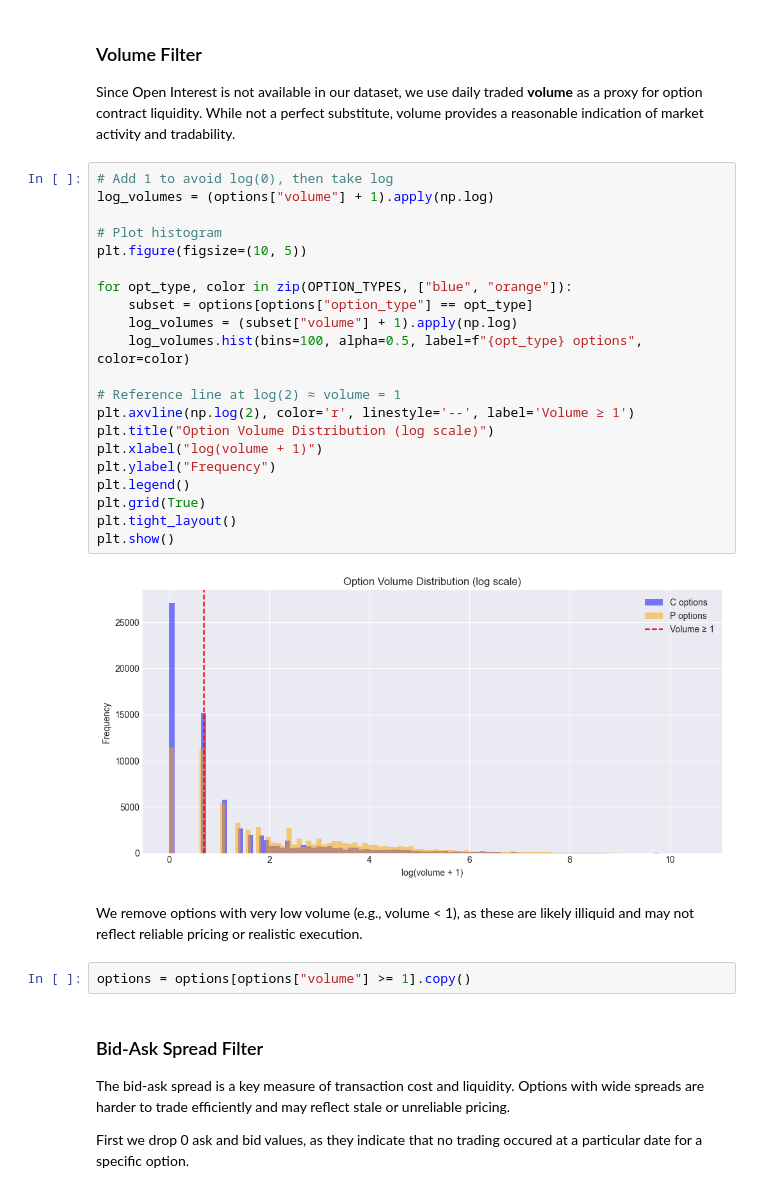
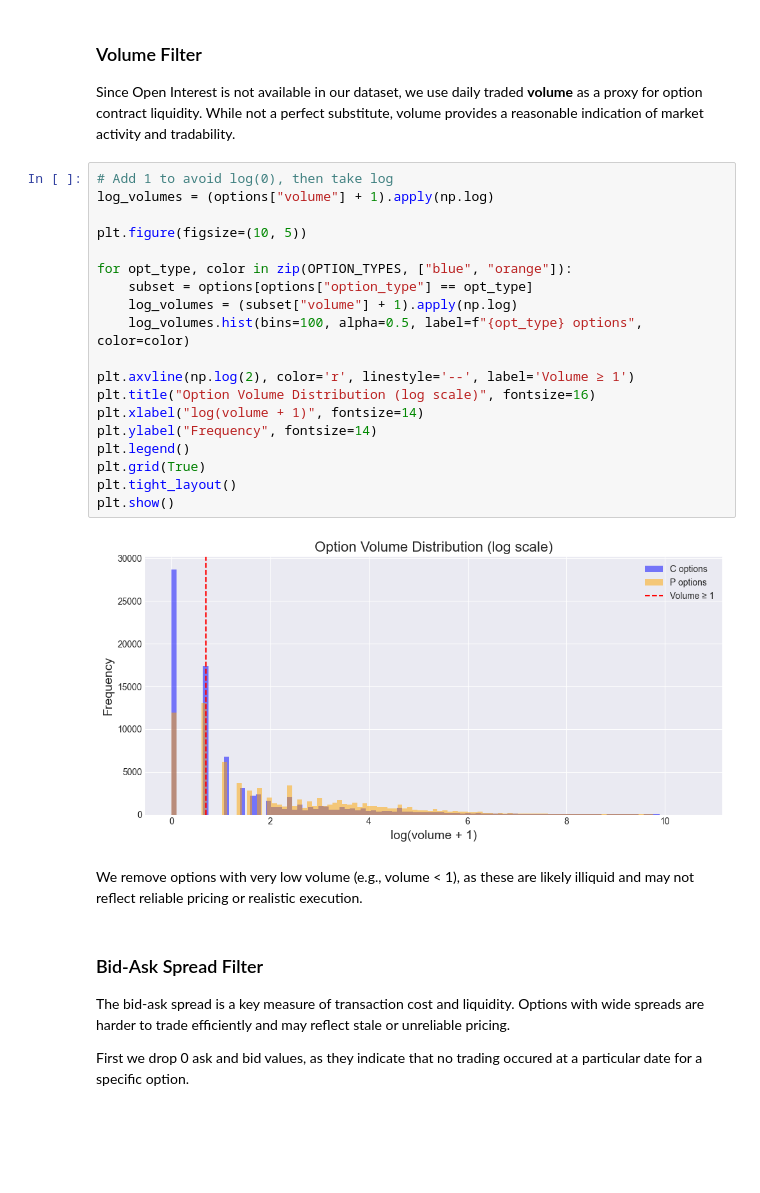
Before and after one commit to anthonymakarewicz/volatility-trading, a Jupyter notebook: skew_trading.ipynb, the cells around one changed output. Saved outputs shown, nothing was run; the diff lists cells and outputs as text; blank space fills up the shorter version.

```diff
--- a/skew_trading.ipynb
+++ b/skew_trading.ipynb
@@ -134,30 +167,26 @@ Since Open Interest is not available in our dataset, we use daily traded **volum
 # %%
 # Add 1 to avoid log(0), then take log
 log_volumes = (options["volume"] + 1).apply(np.log)
 
-# Plot histogram
 plt.figure(figsize=(10, 5))
 
 for opt_type, color in zip(OPTION_TYPES, ["blue", "orange"]):
     subset = options[options["option_type"] == opt_type]
     log_volumes = (subset["volume"] + 1).apply(np.log)
     log_volumes.hist(bins=100, alpha=0.5, label=f"{opt_type} options", color=color)
 
-# Reference line at log(2) ≈ volume = 1
 plt.axvline(np.log(2), color='r', linestyle='--', label='Volume ≥ 1')
-plt.title("Option Volume Distribution (log scale)")
-plt.xlabel("log(volume + 1)")
-plt.ylabel("Frequency")
+plt.title("Option Volume Distribution (log scale)", fontsize=16)
+plt.xlabel("log(volume + 1)", fontsize=14)
+plt.ylabel("Frequency", fontsize=14)
 plt.legend()
 plt.grid(True)
 plt.tight_layout()
 plt.show()
 # %% [output]
-[figure, old version]
+[figure, new version]
 # %% [markdown]
 We remove options with very low volume (e.g., volume < 1), as these are likely illiquid and may not reflect reliable pricing or realistic execution.
-# %%
-options = options[options["volume"] >= 1].copy()
 # %% [markdown]
 ### Bid-Ask Spread Filter
 
```
Also changed, not shown: parts of 31 cells of this notebook, 2 other files.
